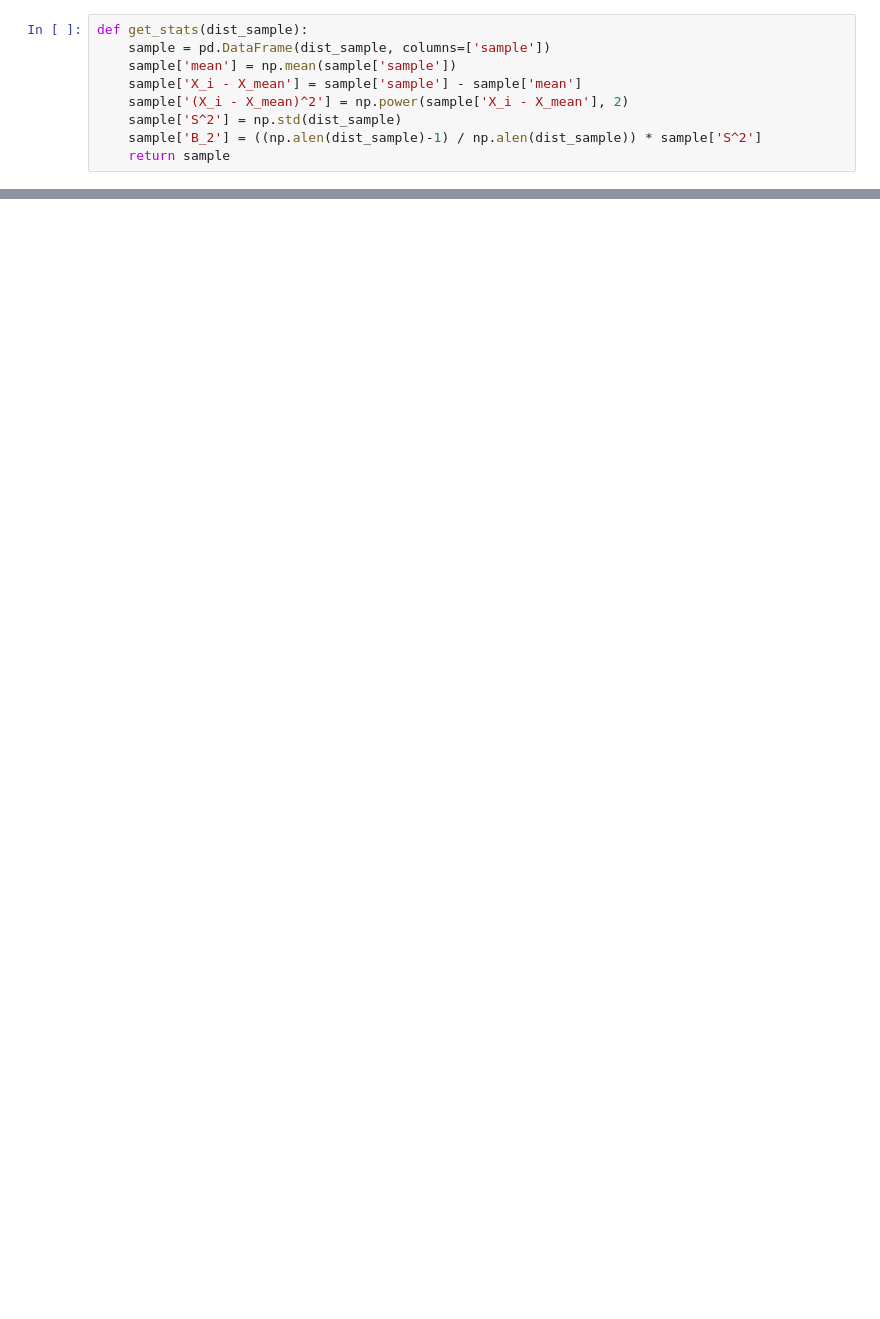
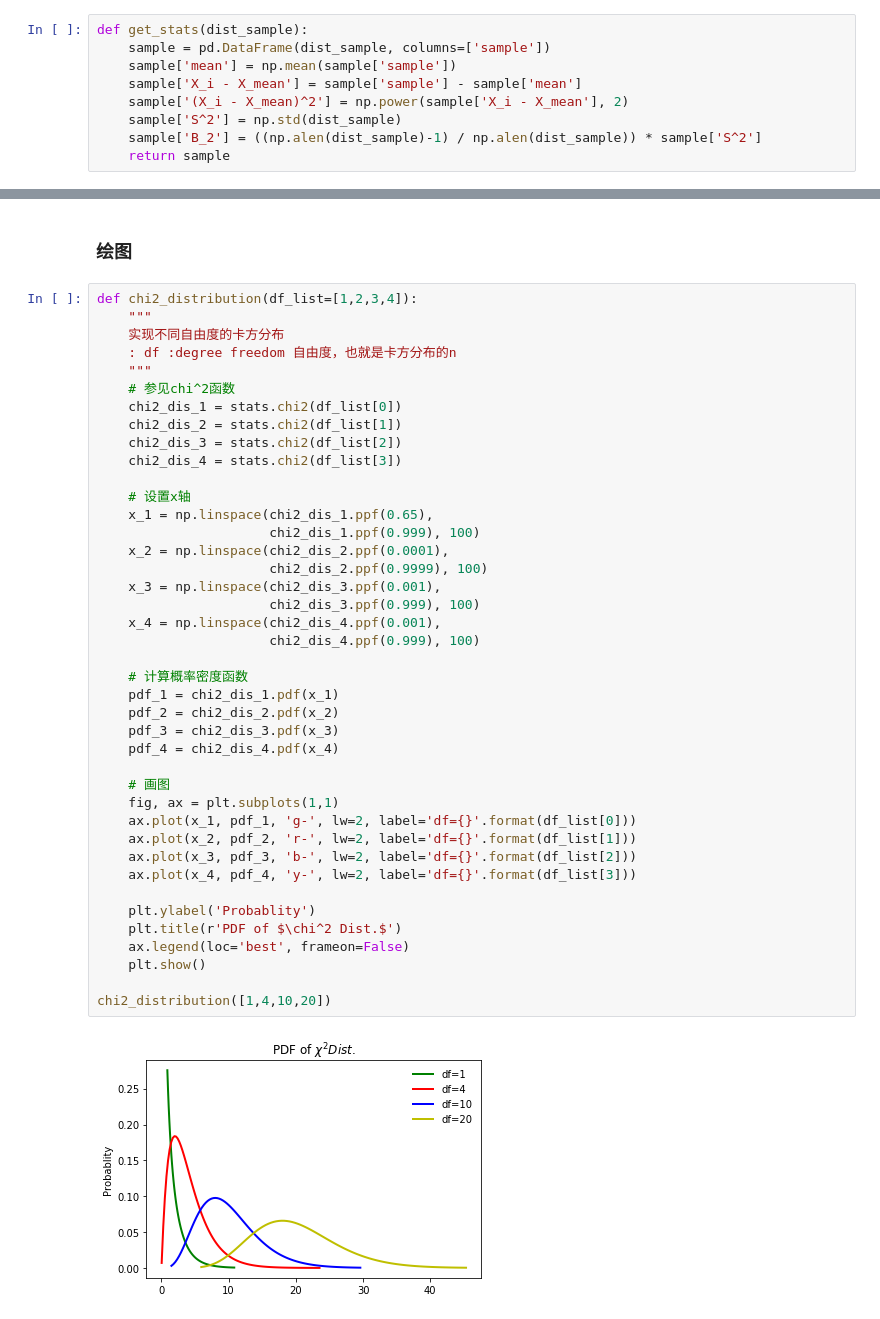
Before and after one commit to Laishuxin/Probability_theory_and_mathematical_statistics, a Jupyter notebook: 6_Sample_and_Sampling_Distribution.ipynb, the cells around one changed output, grey strips where cells are left out. Saved outputs shown, nothing was run; the diff lists cells and outputs as text; blank space fills up the shorter version.

```diff
--- a/6_Sample_and_Sampling_Distribution.ipynb
+++ b/6_Sample_and_Sampling_Distribution.ipynb
@@ -192,0 +277,45 @@ np.sum(sample['X_i - X_mean'])
+# %% [markdown]
+### 绘图
+# %%
+def chi2_distribution(df_list=[1,2,3,4]):
+    """
+    实现不同自由度的卡方分布
+    : df :degree freedom 自由度，也就是卡方分布的n
+    """
+    # 参见chi^2函数
+    chi2_dis_1 = stats.chi2(df_list[0])
+    chi2_dis_2 = stats.chi2(df_list[1])
+    chi2_dis_3 = stats.chi2(df_list[2])
+    chi2_dis_4 = stats.chi2(df_list[3])
+
+    # 设置x轴
+    x_1 = np.linspace(chi2_dis_1.ppf(0.65),
+                      chi2_dis_1.ppf(0.999), 100)
+    x_2 = np.linspace(chi2_dis_2.ppf(0.0001),
+                      chi2_dis_2.ppf(0.9999), 100)
+    x_3 = np.linspace(chi2_dis_3.ppf(0.001),
+                      chi2_dis_3.ppf(0.999), 100)
+    x_4 = np.linspace(chi2_dis_4.ppf(0.001),
+                      chi2_dis_4.ppf(0.999), 100)
+
+    # 计算概率密度函数
+    pdf_1 = chi2_dis_1.pdf(x_1)
+    pdf_2 = chi2_dis_2.pdf(x_2)
+    pdf_3 = chi2_dis_3.pdf(x_3)
+    pdf_4 = chi2_dis_4.pdf(x_4)
+
+    # 画图
+    fig, ax = plt.subplots(1,1)
+    ax.plot(x_1, pdf_1, 'g-', lw=2, label='df={}'.format(df_list[0]))
+    ax.plot(x_2, pdf_2, 'r-', lw=2, label='df={}'.format(df_list[1]))
+    ax.plot(x_3, pdf_3, 'b-', lw=2, label='df={}'.format(df_list[2]))
+    ax.plot(x_4, pdf_4, 'y-', lw=2, label='df={}'.format(df_list[3]))
+
+    plt.ylabel('Probablity')
+    plt.title(r'PDF of $\chi^2 Dist.$')
+    ax.legend(loc='best', frameon=False)
+    plt.show()
+
+chi2_distribution([1,4,10,20])
+# %% [output]
+[figure, added]
```
Also changed, not shown: parts of 55 cells of this notebook, 19 other files.
